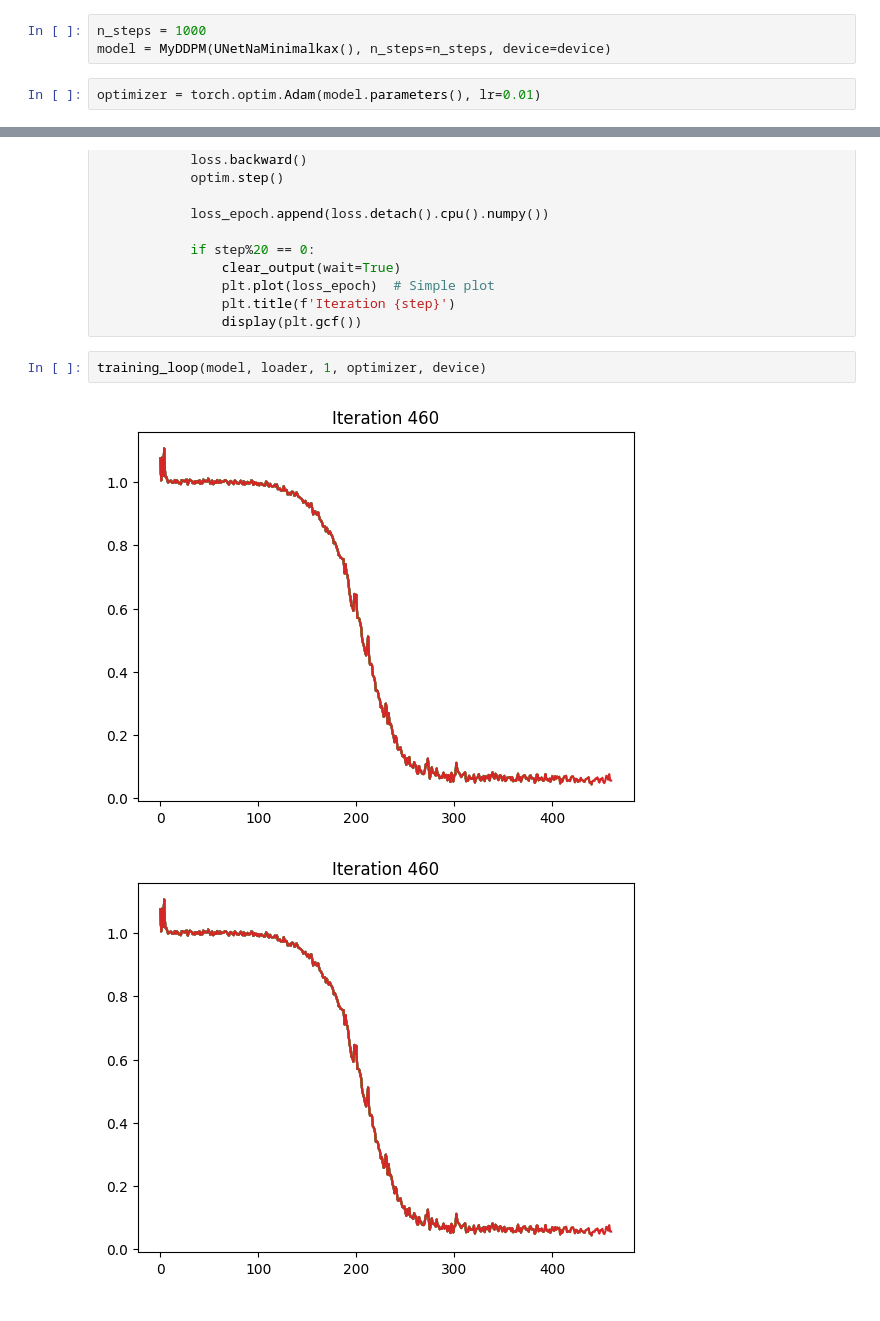
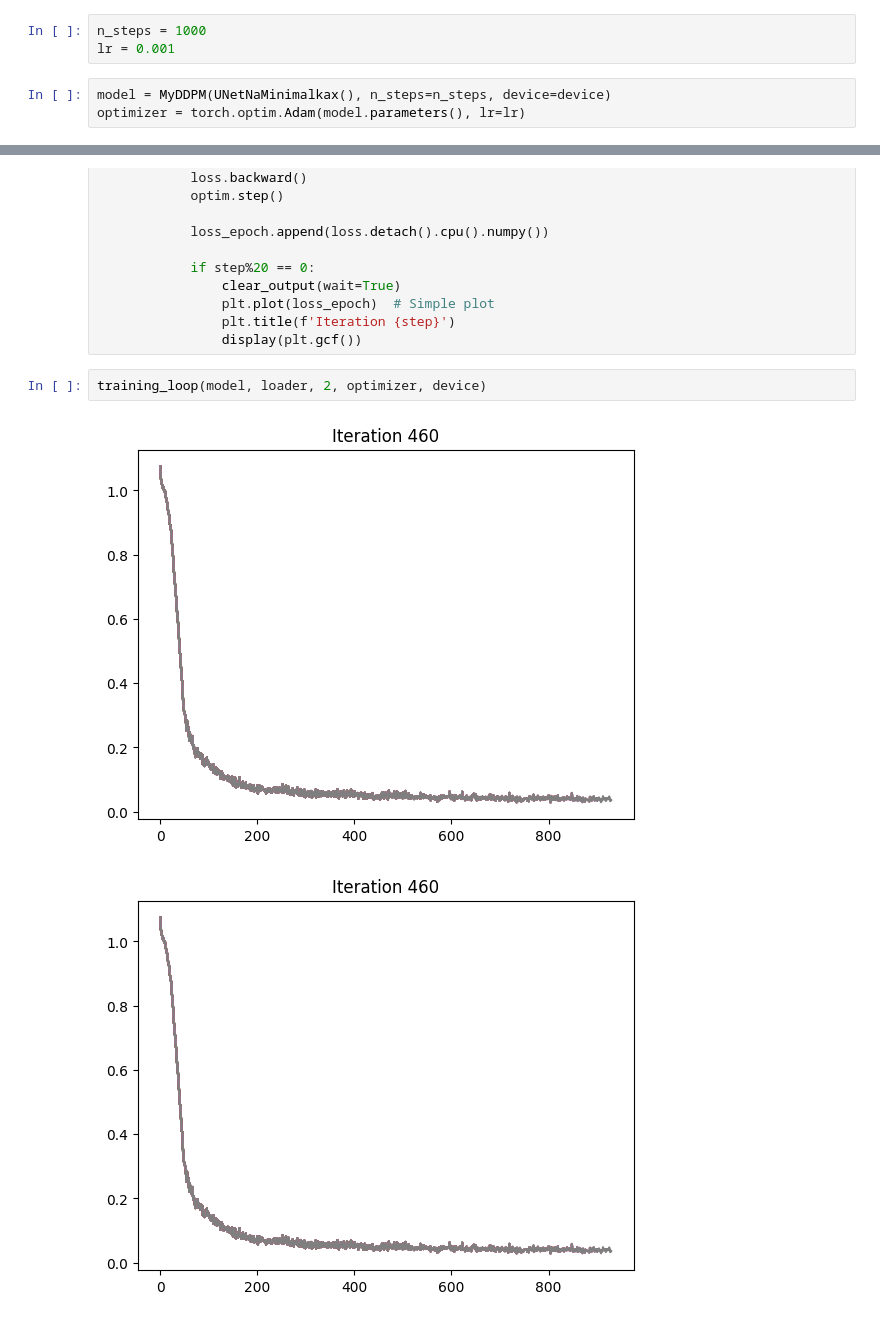
Before and after one commit to germanKoch/diffusion, a Jupyter notebook: diffusion-model.ipynb, the cells around one changed output, grey strips where cells are left out. Drawn from its saved outputs; the diff is of its cells as text.

Commit message:
Kaggle Notebook | diffusion-model | first results

```diff
--- a/diffusion-model.ipynb
+++ b/diffusion-model.ipynb
@@ -321,11 +321,12 @@ class UNetNaMinimalkax(nn.Module):
         return self.conv_out(out6)
 # %% [markdown]
 # Training loop
+# %%
+n_steps = 1000
+lr = 0.001
 # %%
-n_steps = 1000
 model = MyDDPM(UNetNaMinimalkax(), n_steps=n_steps, device=device)
+optimizer = torch.optim.Adam(model.parameters(), lr=lr)
-# %%
-optimizer = torch.optim.Adam(model.parameters(), lr=0.01)
 # %%
 import matplotlib.pyplot as plt
 from IPython.display import display, clear_output
@@ -368,7 +369,7 @@ def training_loop(ddpm, loader, n_epochs, optim, device, store_path="ddpm_model.
                 plt.title(f'Iteration {step}')
                 display(plt.gcf())
 # %%
-training_loop(model, loader, 1, optimizer, device)
+training_loop(model, loader, 2, optimizer, device)
 # %% [output]
-[figure, old version]
+[figure, new version]
-[figure, old version]
+[figure, new version]
```
Also changed, not shown: parts of 6 cells of this notebook.
